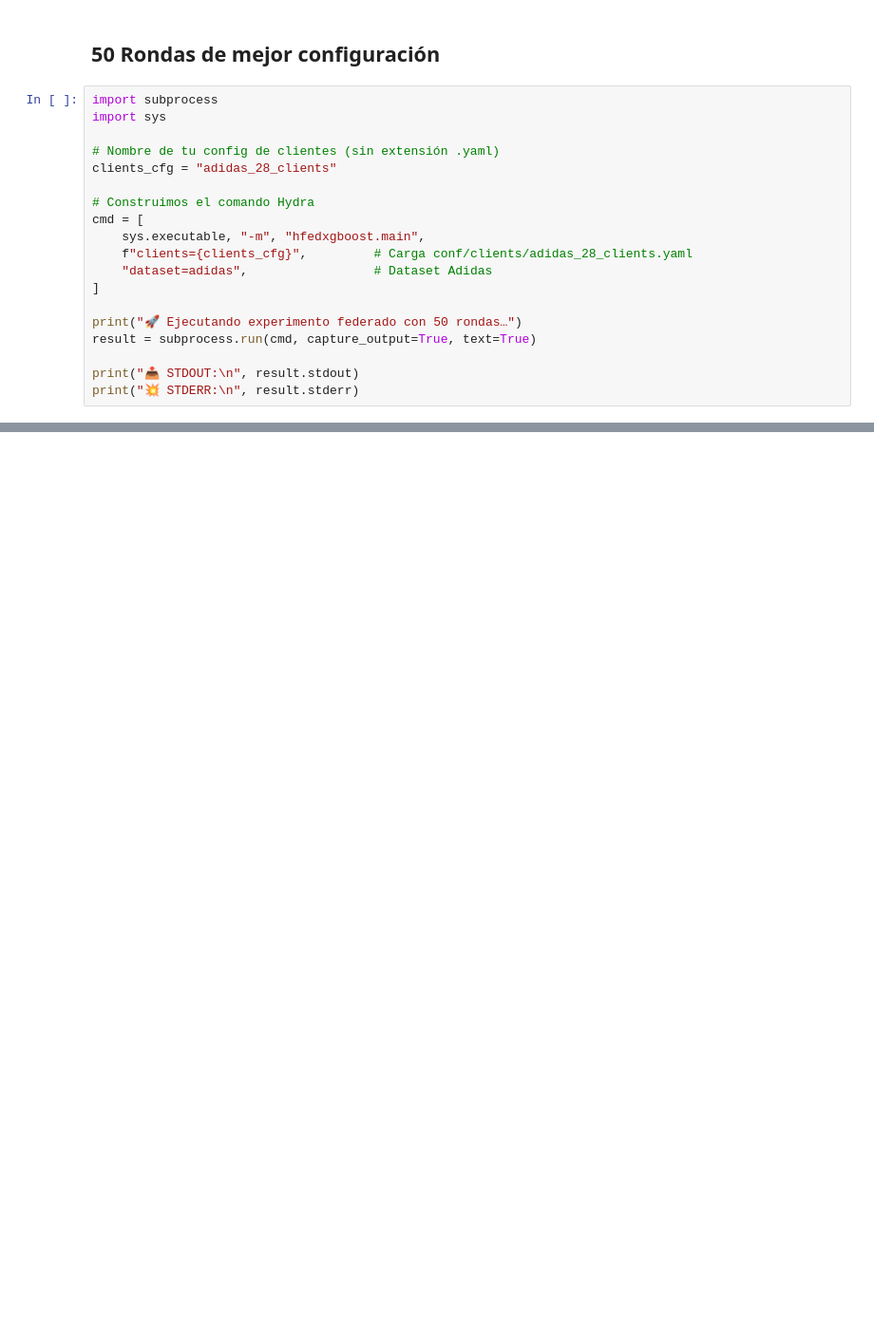
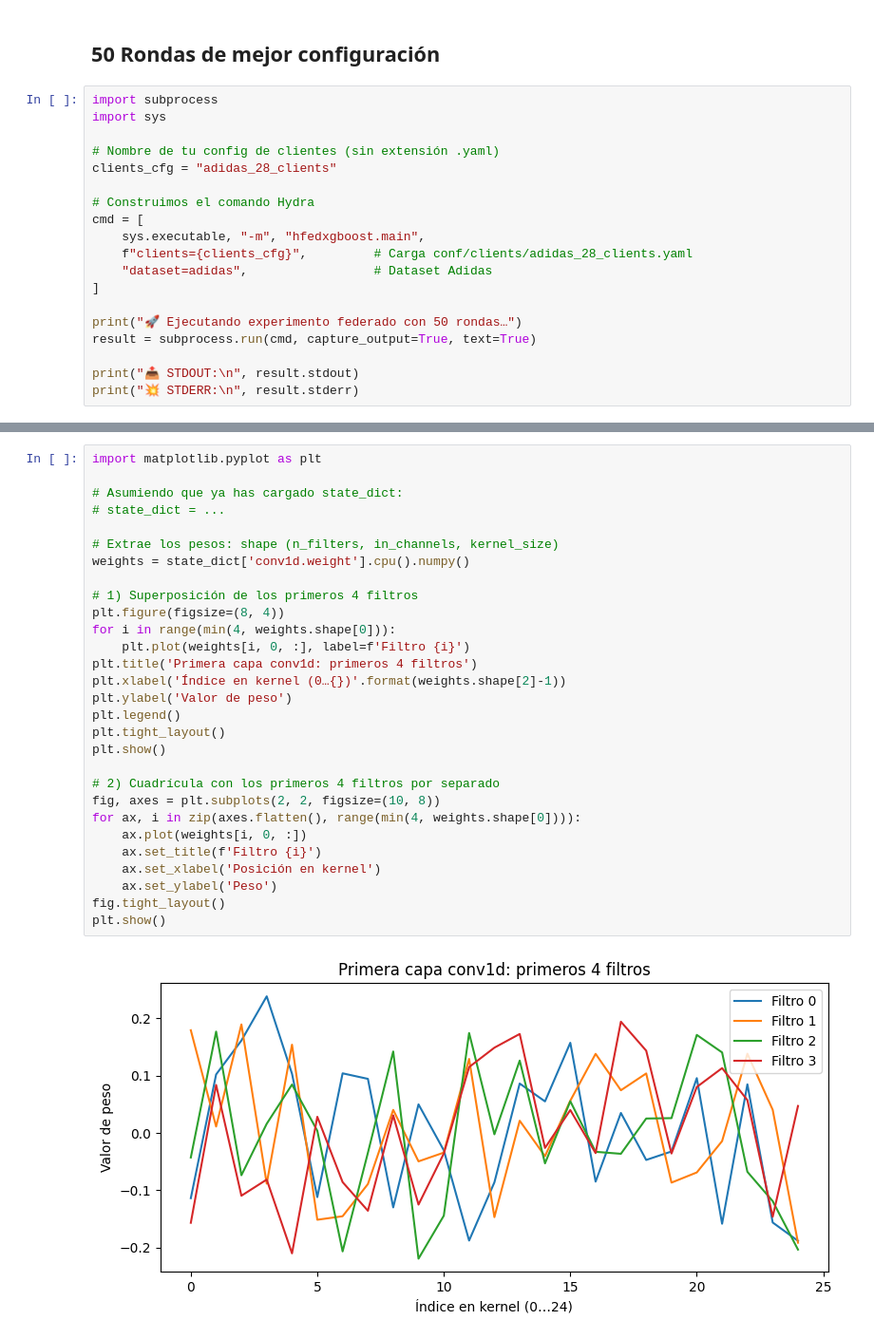
Before and after one commit to hugodlm03/Codigo-Aplicacion-de-Aprendizaje-Federado, a Jupyter notebook: hfedxgboost/hfedxgboostAdidas.ipynb, the cells around one changed output, grey strips where cells are left out. Shown: that part at 95% size. Saved outputs shown, nothing was run; the diff lists cells and outputs as text; blank space fills up the shorter version.

```diff
--- a/hfedxgboost/hfedxgboostAdidas.ipynb
+++ b/hfedxgboost/hfedxgboostAdidas.ipynb
@@ -335,0 +625,31 @@ print("💥 STDERR:\n", result.stderr)
+# %%
+import matplotlib.pyplot as plt
+
+# Asumiendo que ya has cargado state_dict:
+# state_dict = ...
+
+# Extrae los pesos: shape (n_filters, in_channels, kernel_size)
+weights = state_dict['conv1d.weight'].cpu().numpy()
+
+# 1) Superposición de los primeros 4 filtros
+plt.figure(figsize=(8, 4))
+for i in range(min(4, weights.shape[0])):
+    plt.plot(weights[i, 0, :], label=f'Filtro {i}')
+plt.title('Primera capa conv1d: primeros 4 filtros')
+plt.xlabel('Índice en kernel (0…{})'.format(weights.shape[2]-1))
+plt.ylabel('Valor de peso')
+plt.legend()
+plt.tight_layout()
+plt.show()
+
+# 2) Cuadrícula con los primeros 4 filtros por separado
+fig, axes = plt.subplots(2, 2, figsize=(10, 8))
+for ax, i in zip(axes.flatten(), range(min(4, weights.shape[0]))):
+    ax.plot(weights[i, 0, :])
+    ax.set_title(f'Filtro {i}')
+    ax.set_xlabel('Posición en kernel')
+    ax.set_ylabel('Peso')
+fig.tight_layout()
+plt.show()
+# %% [output]
+[figure, added]
```
Also changed, not shown: parts of 15 cells of this notebook, 9 other files.
